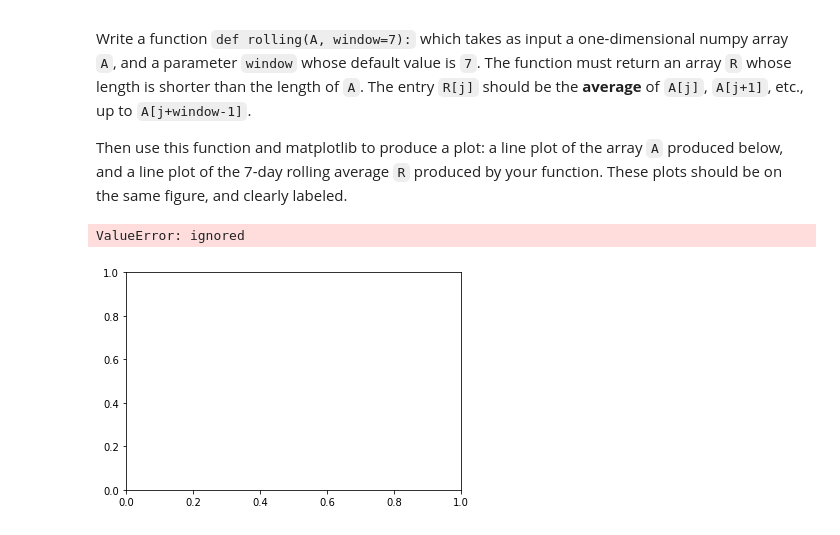
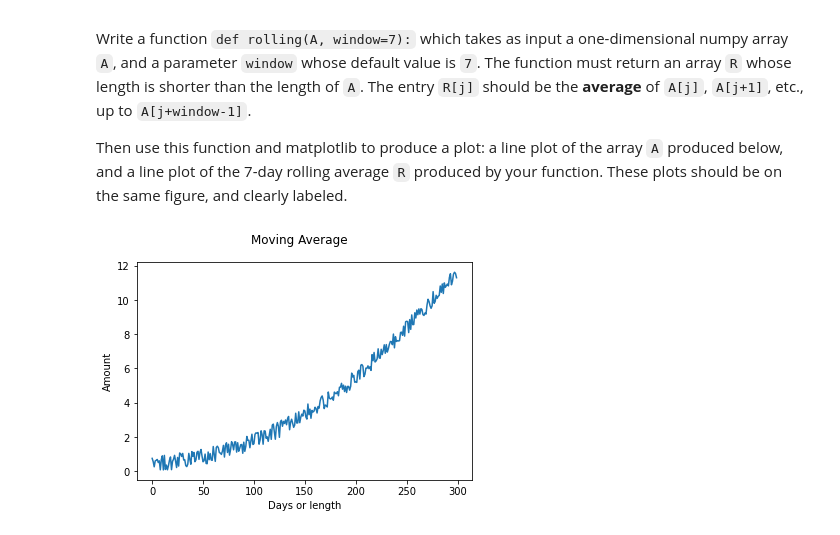
Before and after one commit to nicole-bakar/Math-152, a Jupyter notebook: Nicole_Bakar_Notebook_5.ipynb, the cells around one changed output. Drawn from its saved outputs; the diff is of its cells as text; code cells hidden in the pictures.

```diff
--- a/Nicole_Bakar_Notebook_5.ipynb
+++ b/Nicole_Bakar_Notebook_5.ipynb
@@ -473,15 +482,10 @@ def rolling(A, window = 7):
 # %%
 # Here is a plot of the array, to get you started.
-x_array = np.arange(300)
-for method in [rolling]:
-  time_array = np.zeros(len(x_array))
-  for R, A in enumerate(time_array):
-    plt.plot(x_array,A,time_array)
+plt.plot(x_array,A)
 plt.suptitle('Moving Average')
 plt.xlabel('Days or length')
 plt.ylabel('Amount')
 plt.show()
 # Now it's time to write your function to produce the 7-day rolling average, add it to the plot, and make everything clear and labeled.
 # %% [output]
-ValueError: ignored
-[figure, old version]
+[figure, new version]
```
Also changed, not shown: parts of 6 cells of this notebook.
